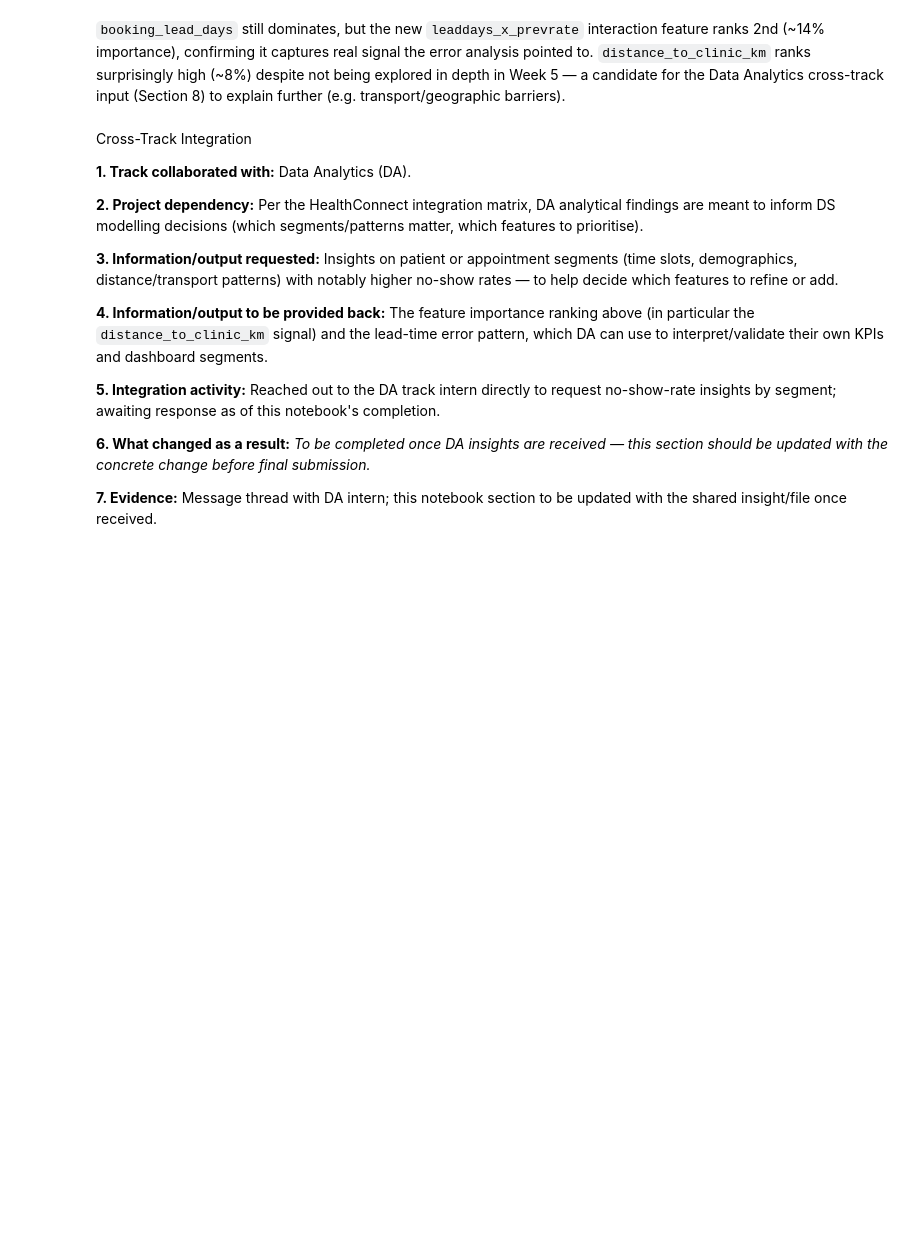
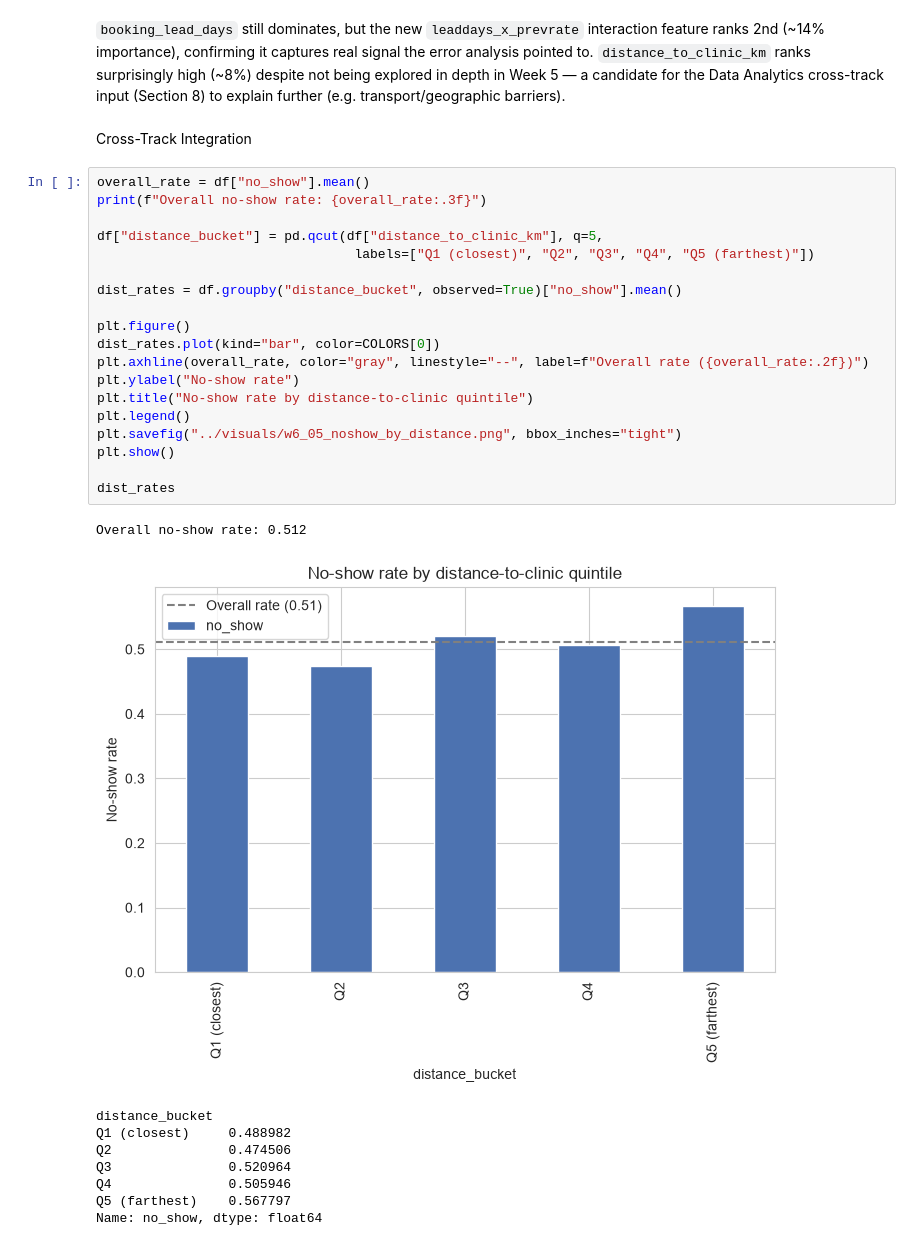
Before and after one commit to cdjarabe07/AnalystLab_Internship_In_Data_Science, a Jupyter notebook: Week 6 Assignment/notebooks/week6_model_improvement_validation.ipynb, the cells around one changed output. Saved outputs shown, nothing was run; the diff lists cells and outputs as text; blank space fills up the shorter version.

```diff
--- a/Week 6 Assignment/notebooks/week6_model_improvement_validation.ipynb
+++ b/Week 6 Assignment/notebooks/week6_model_improvement_validation.ipynb
@@ -247,19 +244,34 @@ lead_time_bucket_2-4 weeks    0.026445
 dtype: float64
 # %% [markdown]
 `booking_lead_days` still dominates, but the new `leaddays_x_prevrate` interaction feature ranks 2nd (~14% importance), confirming it captures real signal the error analysis pointed to. `distance_to_clinic_km` ranks surprisingly high (~8%) despite not being explored in depth in Week 5 — a candidate for the Data Analytics cross-track input (Section 8) to explain further (e.g. transport/geographic barriers).
-# %% [markdown]
-Cross-Track Integration
-
-**1. Track collaborated with:** Data Analytics (DA).
-
-**2. Project dependency:** Per the HealthConnect integration matrix, DA analytical findings are meant to inform DS modelling decisions (which segments/patterns matter, which features to prioritise).
-
-**3. Information/output requested:** Insights on patient or appointment segments (time slots, demographics, distance/transport patterns) with notably higher no-show rates — to help decide which features to refine or add.
-
-**4. Information/output to be provided back:** The feature importance ranking above (in particular the `distance_to_clinic_km` signal) and the lead-time error pattern, which DA can use to interpret/validate their own KPIs and dashboard segments.
-
-**5. Integration activity:** Reached out to the DA track intern directly to request no-show-rate insights by segment; awaiting response as of this notebook's completion.
-
-**6. What changed as a result:** *To be completed once DA insights are received — this section should be updated with the concrete change before final submission.*
-
-**7. Evidence:** Message thread with DA intern; this notebook section to be updated with the shared insight/file once received.
+# %% [markdown]
+Cross-Track Integration
+# %%
+overall_rate = df["no_show"].mean()
+print(f"Overall no-show rate: {overall_rate:.3f}")
+
+df["distance_bucket"] = pd.qcut(df["distance_to_clinic_km"], q=5,
+                                 labels=["Q1 (closest)", "Q2", "Q3", "Q4", "Q5 (farthest)"])
+
+dist_rates = df.groupby("distance_bucket", observed=True)["no_show"].mean()
+
+plt.figure()
+dist_rates.plot(kind="bar", color=COLORS[0])
+plt.axhline(overall_rate, color="gray", linestyle="--", label=f"Overall rate ({overall_rate:.2f})")
+plt.ylabel("No-show rate")
+plt.title("No-show rate by distance-to-clinic quintile")
+plt.legend()
+plt.savefig("../visuals/w6_05_noshow_by_distance.png", bbox_inches="tight")
+plt.show()
+
+dist_rates
+# %% [output]
+Overall no-show rate: 0.512
+[figure, added]
+distance_bucket
+Q1 (closest)     0.488982
+Q2               0.474506
+Q3               0.520964
+Q4               0.505946
+Q5 (farthest)    0.567797
+Name: no_show, dtype: float64
```
Also changed, not shown: parts of 13 cells of this notebook, 10 other files.
